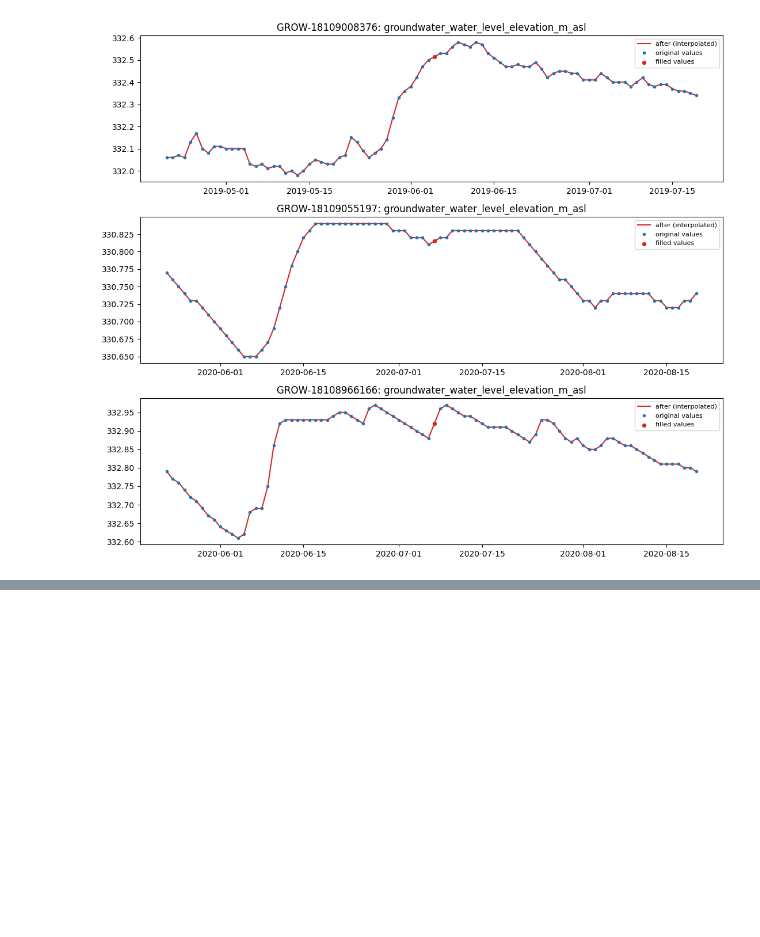
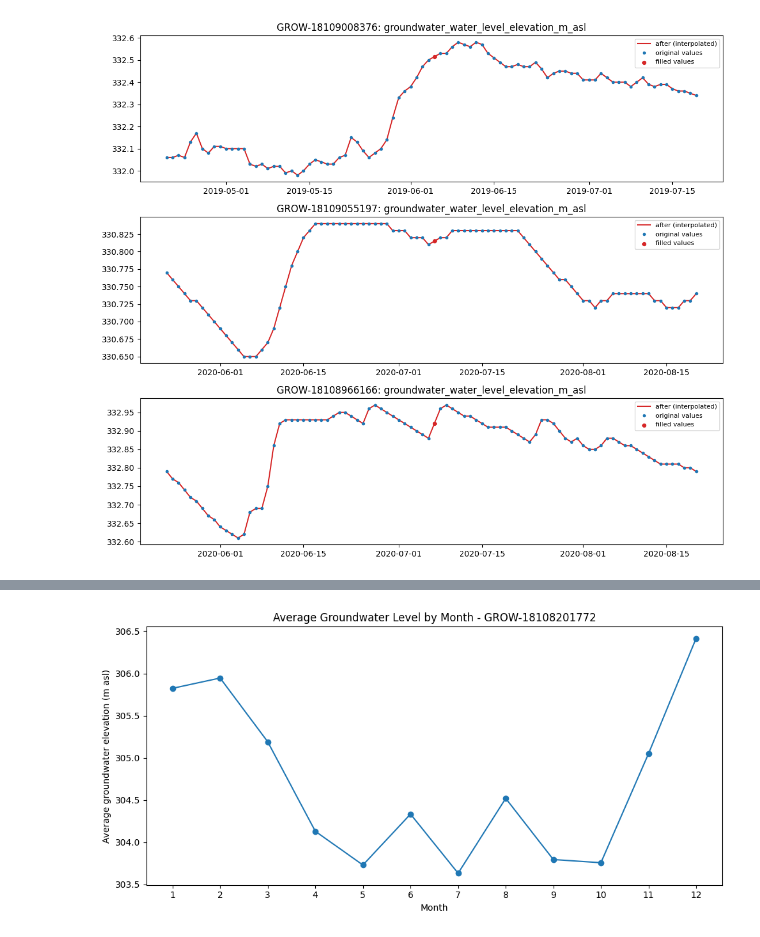
Before and after one commit to Break-Through-Tech/Microsoft-4A-groundwater-timeseries-prediction-using-AI, a Jupyter notebook: notebooks/Microsoft_4A.ipynb, the cells around one changed output, grey strips where cells are left out. Drawn from its saved outputs; the diff is of its cells as text; code cells hidden in the pictures; blank space fills up the shorter version.

```diff
--- a/notebooks/Microsoft_4A.ipynb
+++ b/notebooks/Microsoft_4A.ipynb
@@ -262,0 +407,28 @@ for c in cols_to_interp:
+# %%
+# Check for possible seasonal patterns by comparing average groundwater levels by month
+
+well_df = well_df.copy()
+well_df["month"] = well_df["date"].dt.month
+
+monthly_avg = (
+    well_df.groupby("month")[target]
+    .mean()
+)
+
+plt.figure(figsize=(10, 5))
+
+plt.plot(
+    monthly_avg.index,
+    monthly_avg.values,
+    marker="o"
+)
+
+plt.title(f"Average Groundwater Level by Month - {well}")
+plt.xlabel("Month")
+plt.ylabel("Average groundwater elevation (m asl)")
+plt.xticks(range(1, 13))
+
+plt.tight_layout()
+plt.show()
+# %% [output]
+[figure, added]
```
Also changed, not shown: parts of 12 cells of this notebook.
